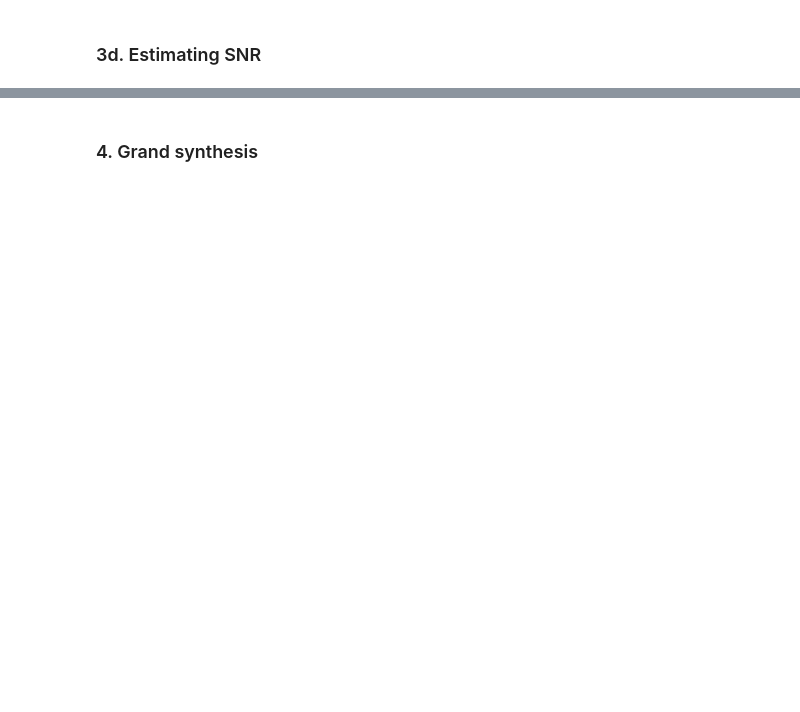
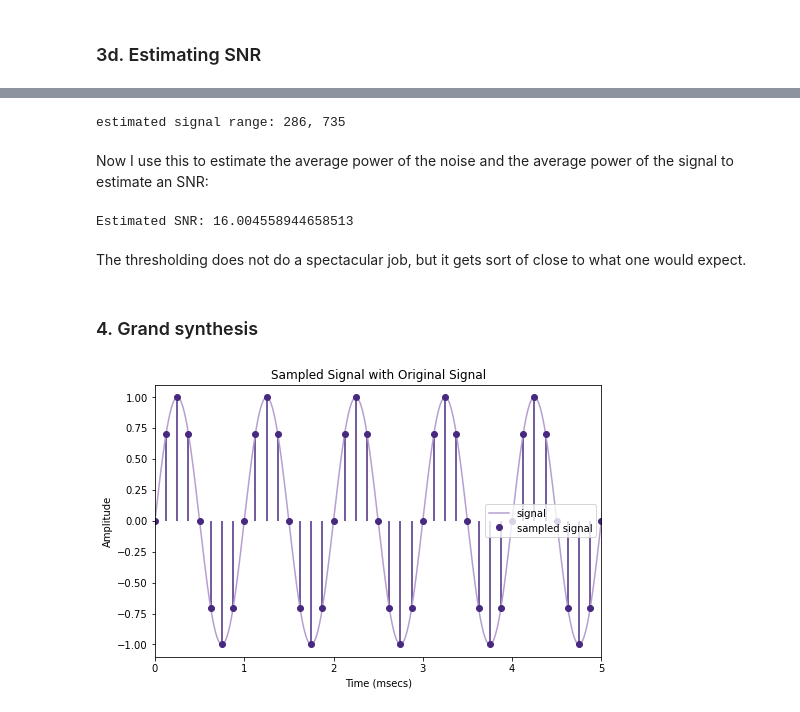
Before and after one commit to johnmays/CSDS_364_HW, a Jupyter notebook: A3/A3a/A3a_jkm100.ipynb, the cells around one changed output, grey strips where cells are left out. Cells and saved outputs as stored; diff of their text form; code cells hidden in the pictures; blank space fills up the shorter version.

```diff
--- a/A3/A3a/A3a_jkm100.ipynb
+++ b/A3/A3a/A3a_jkm100.ipynb
@@ -19,25 +14,6 @@ from A1b_code import *
 ### 1. Continuous signals and sampling
 # %% [markdown]
 ### 1a. Sampled functions
-# %%
-def plot_sampled_function(g=sinewave, fs=1, f=1.0, tlim=(0, 2*math.pi), tscale=1, tunits="secs"):
-    # all values are given in seconds; the time scale will alter the plot to show x-axis values on the order of the tscale
-    t = np.linspace(tlim[0], tlim[1], 2001)
-    signal = g(t=t, f=f)
-    sampled_t = np.linspace(tlim[0], tlim[1], int(((tlim[1]-tlim[0])*fs)+1))
-    sampled_signal = g(t=sampled_t, f=f)
-    plt.figure(figsize=(8, 5), dpi=72)
-    plt.plot(t*tscale, signal, c=purples[6], label="signal")
-    markers, stems, base = plt.stem(sampled_t*tscale, sampled_signal, linefmt=purples[2], basefmt=" ", label="sampled signal")
-    plt.setp(markers, 'color', purples[2])
-    plt.setp(markers, 'marker', 'o')
-    plt.xlim(tlim[0]*tscale, tlim[1]*tscale)
-    plt.xlabel("Time ({units})".format(units=tunits))
-    plt.ylabel("Amplitude")
-    plt.title("Sampled Signal with Original Signal")
-    plt.legend()
-    plt.show()
-    return None
 # %%
 plot_sampled_function(g=sinewave, f= 0.25, fs=4.0)
 # %% [output]
@@ -224,2 +144,29 @@ The
+# %%
+t = np.linspace(0,2,2001)
+signal = noisysignal(t, lambda t: sinewave(t, f=2.0), tau=0.25, T=0.5,\
+    sigma=sigma_n)
+lower_signal_bound, upper_signal_bound = extent(signal, theta = 0.33)
+print("estimated signal range: " + str(lower_signal_bound) + ", "\
+    + str(upper_signal_bound))
+# %% [output]
+estimated signal range: 286, 735
+# %% [markdown]
+Now I use this to estimate the average power of the noise and the average power of the signal to estimate an SNR:
+# %%
+just_signal = signal[lower_signal_bound:upper_signal_bound]
+just_noise = signal[0:lower_signal_bound]\
+    + signal[upper_signal_bound:len(signal)]
+Ps = power(just_signal)
+Pn = power(just_noise)
+est_SNR = snr(Ps=Ps, Pn=Pn)
+print("Estimated SNR: " + str(est_SNR))
+# %% [output]
+Estimated SNR: 16.004558944658513
+# %% [markdown]
+The thresholding does not do a spectacular job, but it gets sort of close to what one would expect.
 # %% [markdown]
 ### 4. Grand synthesis
+# %%
+plot_sampled_function(g=sinewave, f= 1000, fs=8000, tlim=(0,0.005),tunits="msecs", tscale=10**3)
+# %% [output]
+[figure, added]
```
Also changed, not shown: parts of 37 cells of this notebook, 7 other files.
